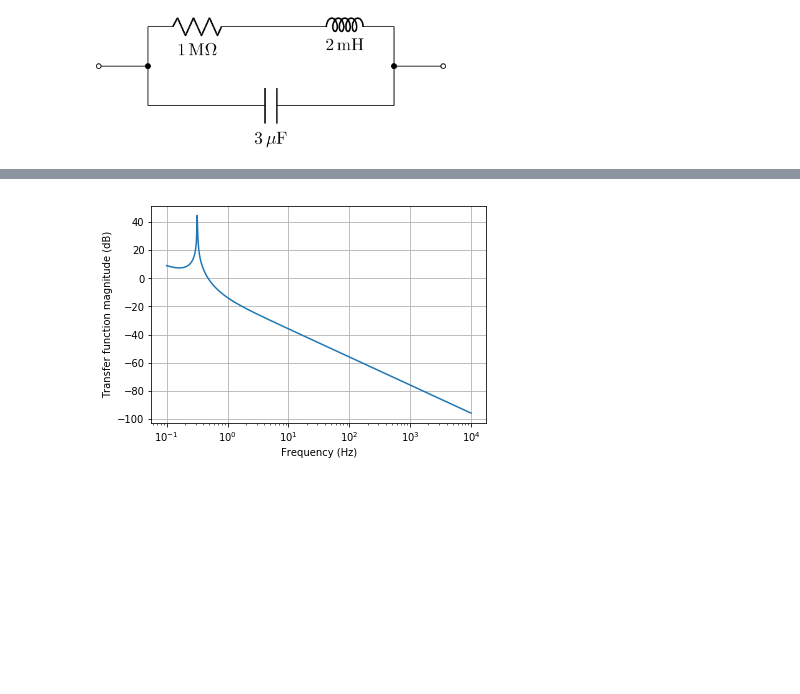
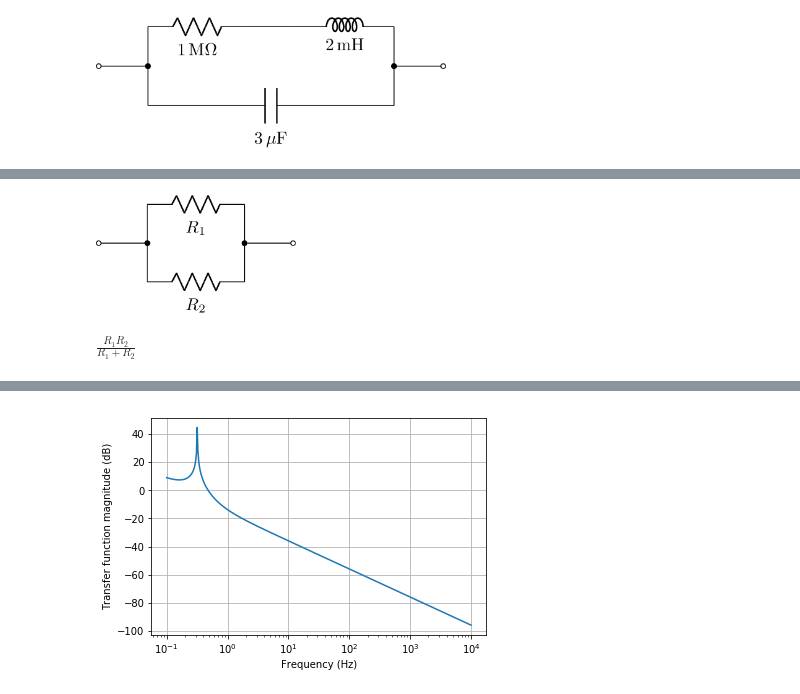
Before and after one commit to psychemedia/showntell, a Jupyter notebook: index_electronics.ipynb, the cells around one changed output, grey strips where cells are left out. Saved outputs shown, nothing was run; the diff lists cells and outputs as text; code cells hidden in the pictures; blank space fills up the shorter version.

```diff
--- a/index_electronics.ipynb
+++ b/index_electronics.ipynb
@@ -266,0 +317,10 @@ cct2.draw()
+# %%
+from IPython.display import display, Latex
+
+parallelR = R('R_1') | R('R_2')
+parallelR.draw()
+
+parallelR.simplify().R
+# %% [output]
+[figure, added]
+$\frac{R_{1} R_{2}}{R_{1} + R_{2}}$
```
Also changed, not shown: parts of 12 cells of this notebook.
